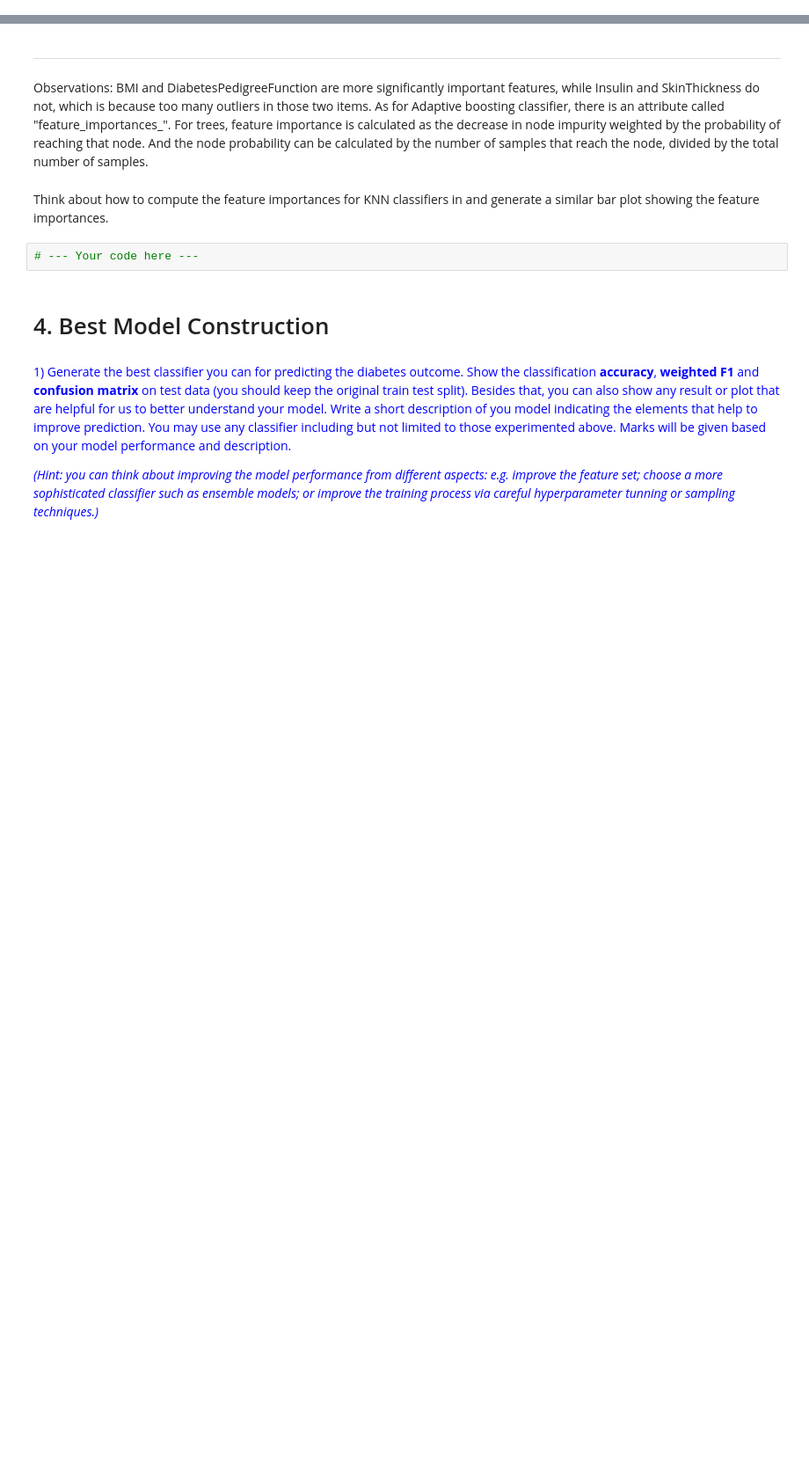
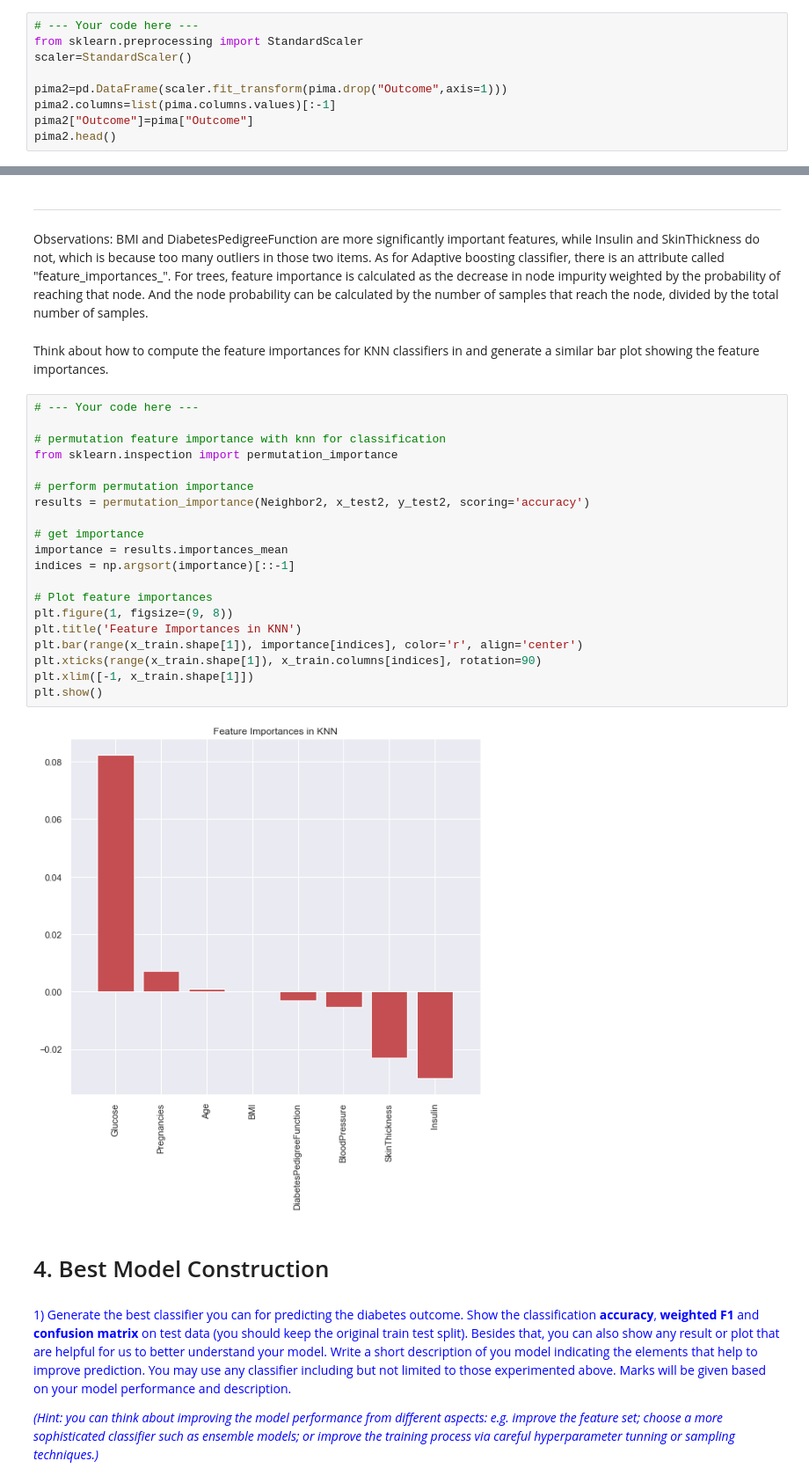
Before and after one commit to KOBeerose/Academic-Projects, a Jupyter notebook: Data Mining/Lab1/DM_Lab1_Classification.ipynb, the cells around one changed output, grey strips where cells are left out. Shown at 88% size. Saved outputs shown, nothing was run; the diff lists cells and outputs as text; blank space fills up the shorter version.

Commit message:
Lab1 Data mining

```diff
--- a/Data Mining/Lab1/DM_Lab1_Classification.ipynb
+++ b/Data Mining/Lab1/DM_Lab1_Classification.ipynb
@@ -218,0 +215,9 @@ pima2 = pima.transform(lambda x: (x−mean(x))/s)
+# %%
+# --- Your code here ---
+from sklearn.preprocessing import StandardScaler
+scaler=StandardScaler()
+
+pima2=pd.DataFrame(scaler.fit_transform(pima.drop("Outcome",axis=1)))
+pima2.columns=list(pima.columns.values)[:-1]
+pima2["Outcome"]=pima["Outcome"]
+pima2.head()
@@ -303,8 +384,28 @@ Observations: BMI and DiabetesPedigreeFunction are more significantly important
 As for Adaptive boosting classifier, there is an attribute called "feature_importances_". For trees, feature importance is calculated as the decrease in node impurity weighted by the probability of reaching that node. And the node probability can be calculated by the number of samples that reach the node, divided by the total number of samples.
 # %% [markdown]
 Think about how to compute the feature importances for KNN classifiers in and generate a similar bar plot showing the feature importances.
-# %%
-# --- Your code here ---
+# %%
+# --- Your code here ---
+
+# permutation feature importance with knn for classification
+from sklearn.inspection import permutation_importance
+
+# perform permutation importance
+results = permutation_importance(Neighbor2, x_test2, y_test2, scoring='accuracy')
+
+# get importance
+importance = results.importances_mean
+indices = np.argsort(importance)[::-1]
+
+# Plot feature importances
+plt.figure(1, figsize=(9, 8))
+plt.title('Feature Importances in KNN')
+plt.bar(range(x_train.shape[1]), importance[indices], color='r', align='center')
+plt.xticks(range(x_train.shape[1]), x_train.columns[indices], rotation=90)
+plt.xlim([-1, x_train.shape[1]])
+plt.show()
+# %% [output]
+[figure, added]
 # %% [markdown]
 # 4. Best Model Construction
 # %% [markdown]
```
Also changed, not shown: parts of 8 cells of this notebook, 1 other file.
